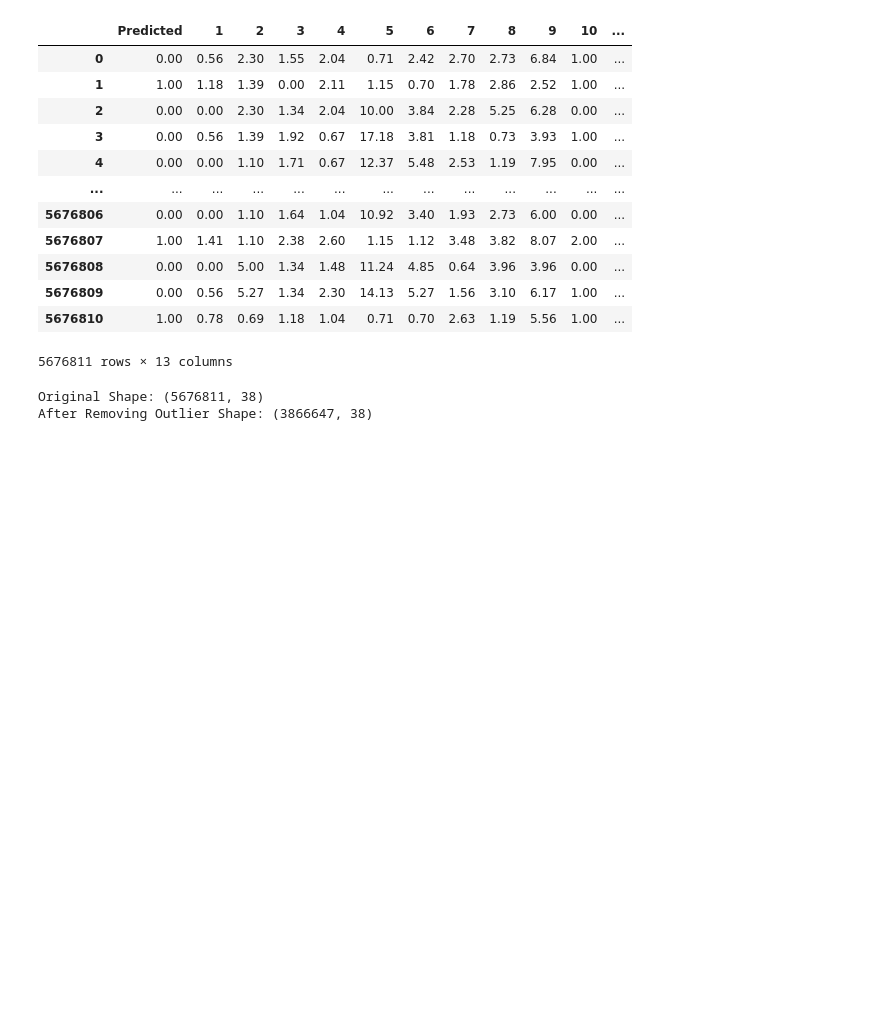
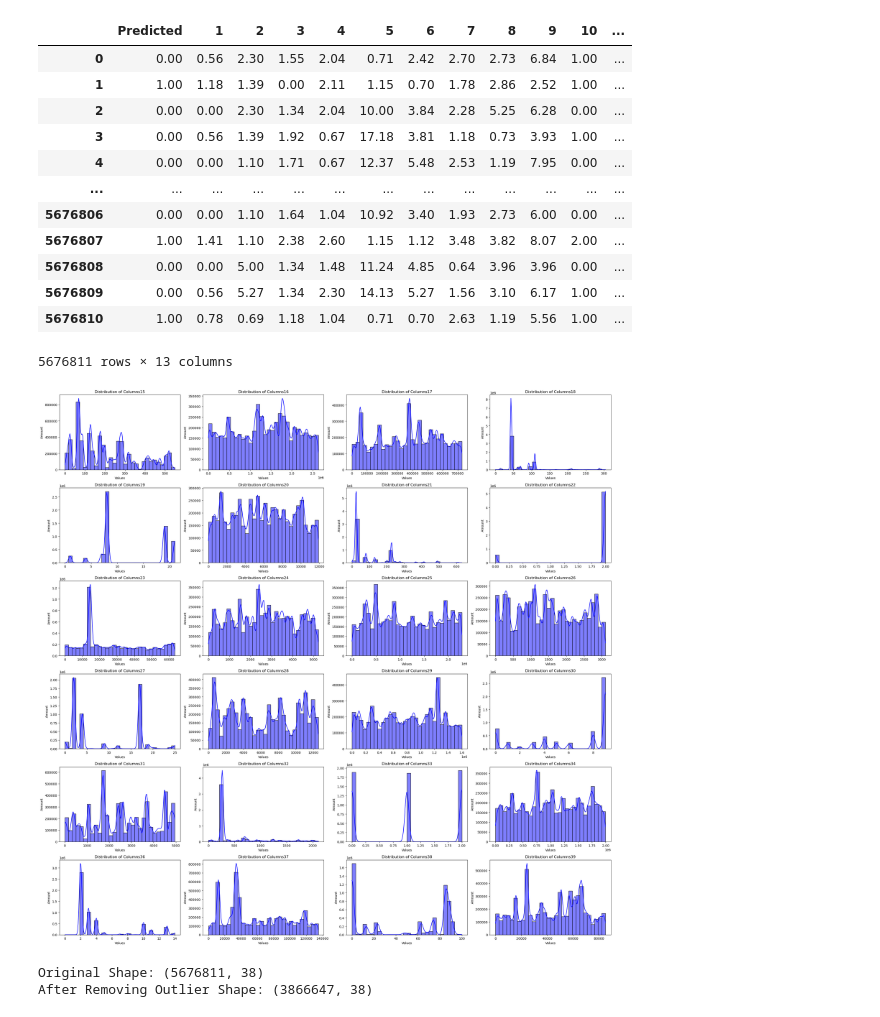
Before and after one commit to Porter-Tseng/CTR-Prediction, a Jupyter notebook: CTR Prediction-Preprocessing-Chunk2.ipynb, the cells around one changed output. Saved outputs shown, nothing was run; the diff lists cells and outputs as text; code cells hidden in the pictures; blank space fills up the shorter version.

Commit message:
Chunk 3 to Chunk5 Adjusted and Start Feature

```diff
--- a/CTR Prediction-Preprocessing-Chunk2.ipynb
+++ b/CTR Prediction-Preprocessing-Chunk2.ipynb
@@ -311,7 +311,7 @@ Saved 2.All FillNan Chunk 2
 # %% [markdown]
 #### <span style="color:grey; font-weight:bold;">Skew and Remove Outlier</span>
 # %%
-# drop_col_chunk2 = pd.read_csv('2.All Fillna Chunk 2.csv', sep=',')
+drop_col_chunk2 = pd.read_csv('2.All FillNan Chunk 2.csv', sep=',')
 # %%
 numerical_df2 = drop_col_chunk2.loc[:, 'Predicted':'13']
 objective_df2 = drop_col_chunk2.loc[:, '14':]
@@ -357,6 +357,10 @@ Column 13 transform by Boxcox has lower Skew: 0.00
 5676811 rows × 13 columns
 # %%
 df_chunk2 = MergeAllTypeofColumns(numerical_df2, objective_df2)
+# %%
+ColumnsHist(df_chunk2.iloc[:, 14:39])
+# %% [output]
+[figure, added]
 # %%
 extreme_df2 = ExtremeRemoveOutlier(df_chunk2)
 # %% [output]
```
Also changed, not shown: parts of 2 cells of this notebook, 4 other files.
